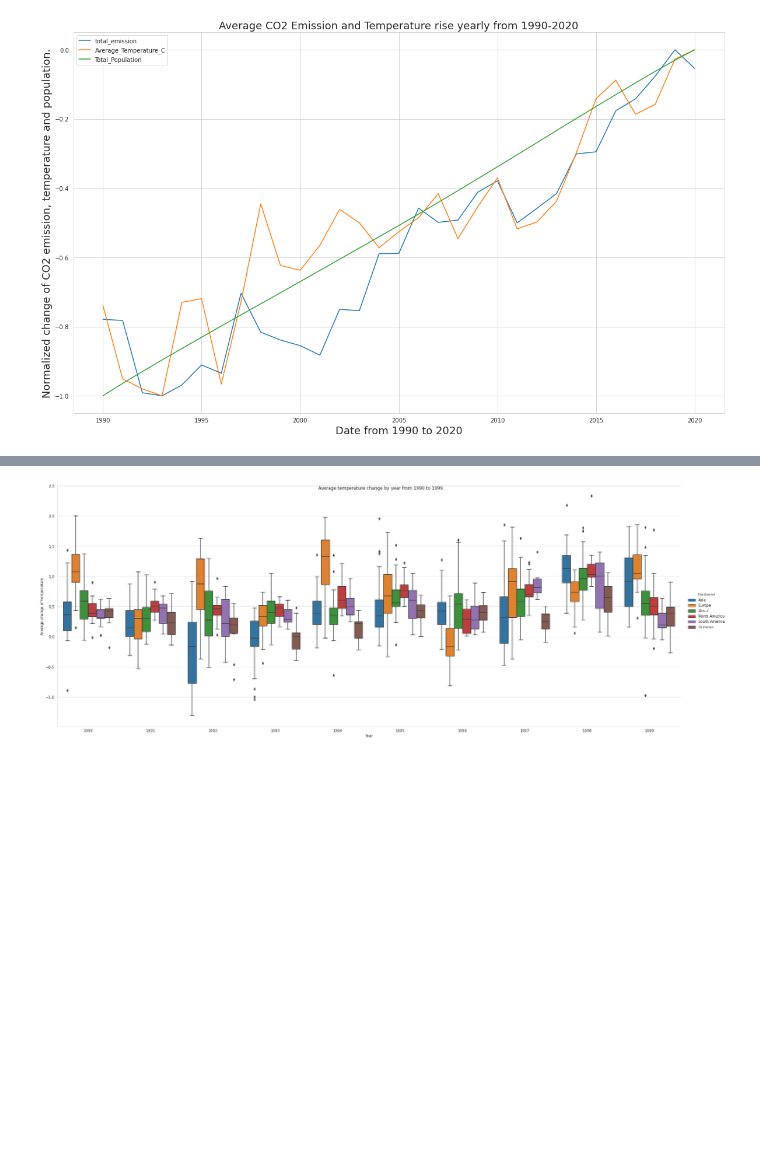
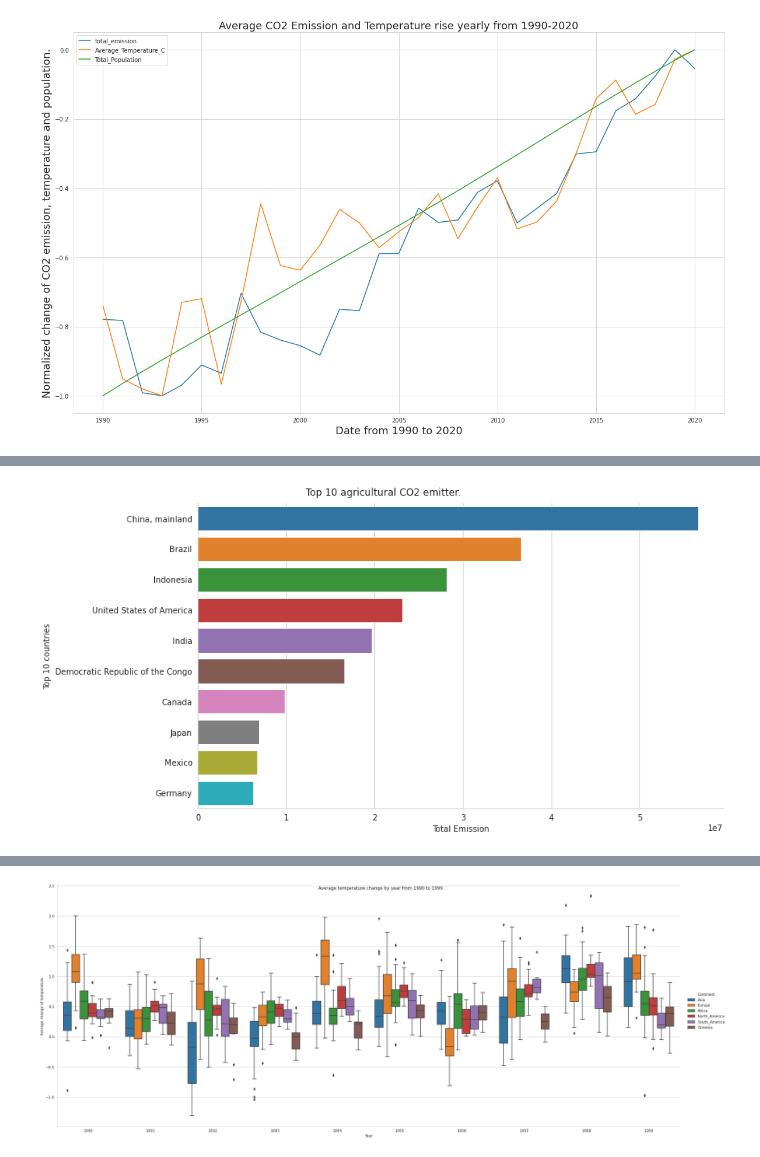
Before and after one commit to ptrGSKA/Agro-food_CO2_emission, a Jupyter notebook: agri-food_co2_emission.ipynb, the cells around one changed output, grey strips where cells are left out. Saved outputs shown, nothing was run; the diff lists cells and outputs as text; code cells hidden in the pictures; blank space fills up the shorter version.

```diff
--- a/agri-food_co2_emission.ipynb
+++ b/agri-food_co2_emission.ipynb
@@ -189,0 +306,6 @@ Text(0, 0.5, 'Emission of CO2')
+# %%
+df_totalemi = df.groupby('Area')['total_emission'].sum()
+df_totalemi = pd.DataFrame(df_totalemi)
+df_totalemi = df_totalemi.sort_values('total_emission', ascending = False)
+df_top10 = df_totalemi.head(10).reset_index()
+df_top10
@@ -189,0 +324,14 @@ Text(0, 0.5, 'Emission of CO2')
+# %%
+g = sns.catplot(x = 'total_emission',
+            y = 'Area',
+            data = df_top10,
+            kind = 'bar',
+            ci = None,
+            height = 6,
+            aspect = 2)
+g.fig.suptitle('Top 10 agricultural CO2 emitter.', y = 1.02)
+g.set(xlabel = 'Total Emission',
+      ylabel = 'Top 10 countries')
+plt.show()
+# %% [output]
+[figure, added]
```
Also changed, not shown: parts of 25 cells of this notebook, 3 other files.
